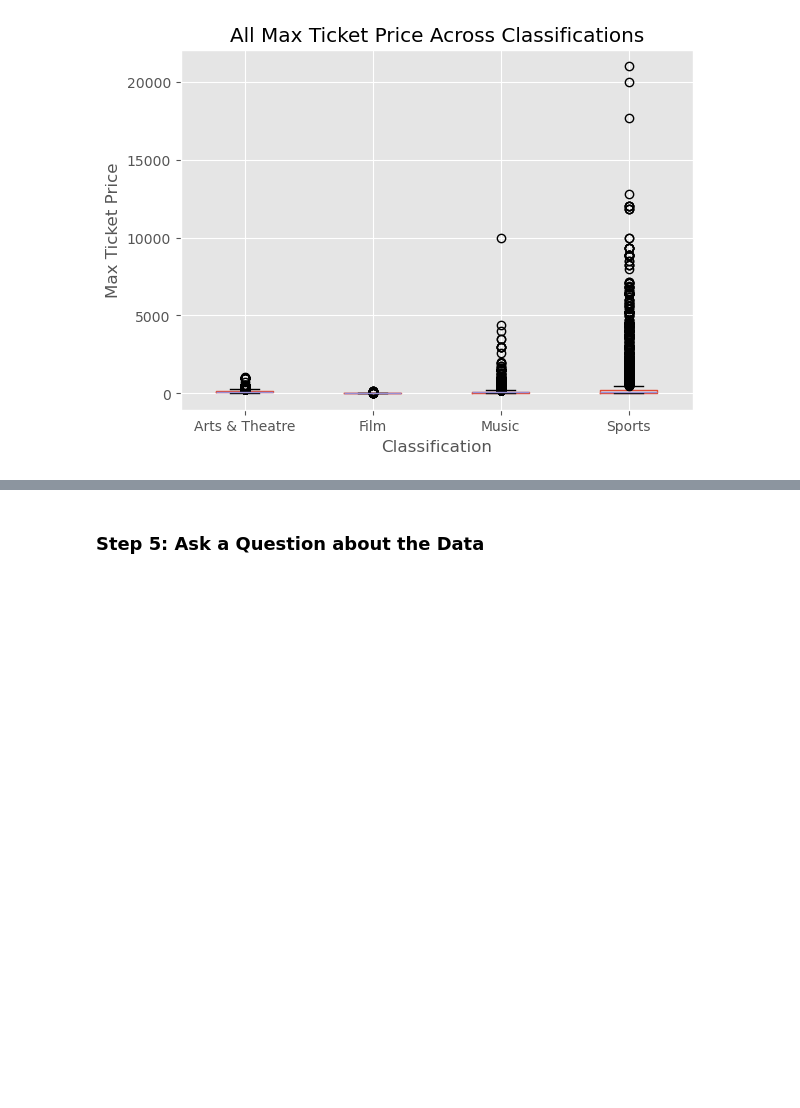
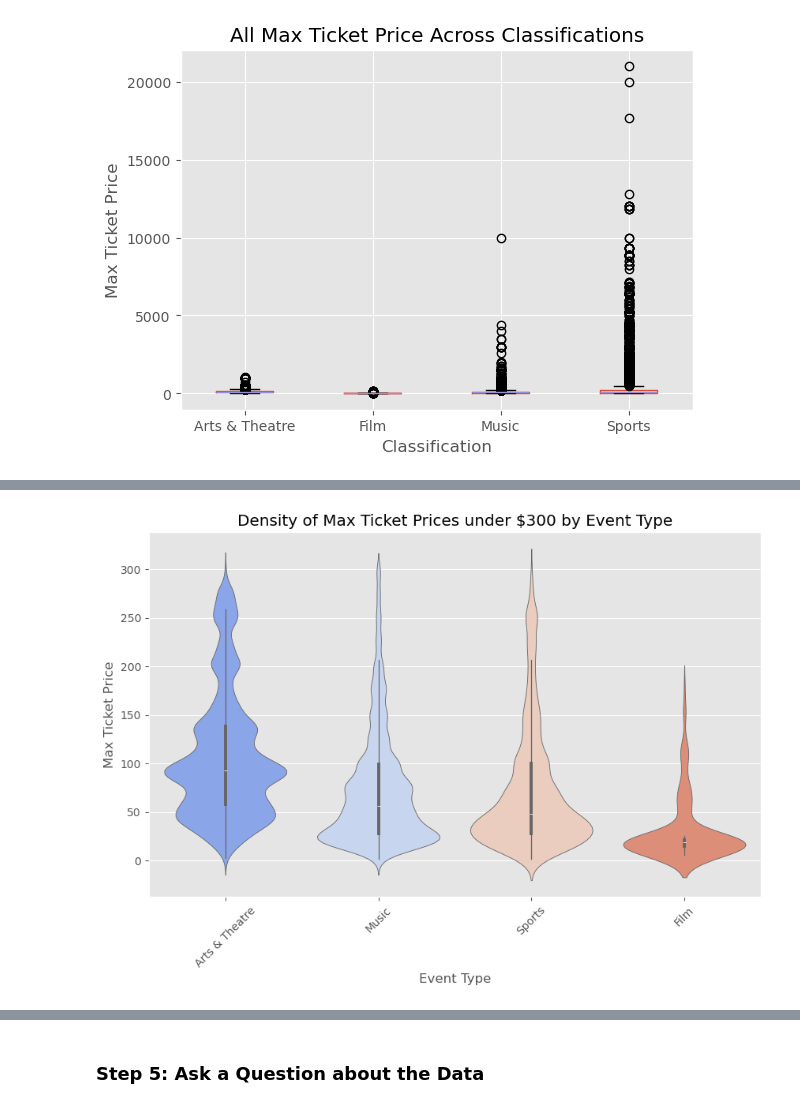
Before and after one commit to dq93/TicketMasterAPI, a Jupyter notebook: notebooks/Vanessa-eda.ipynb, the cells around one changed output, grey strips where cells are left out. Cells and saved outputs as stored; diff of their text form; code cells hidden in the pictures; blank space fills up the shorter version.

```diff
--- a/notebooks/Vanessa-eda.ipynb
+++ b/notebooks/Vanessa-eda.ipynb
@@ -228,3 +247,14 @@ plt.show()
+# %%
+# Violin Plot
+plt.figure(figsize=(10, 6))
+sns.violinplot(x='Classification', y='Max_Price', data=df[(df.Classification != 'Miscellaneous') & (df.Max_Price < 300)], palette='coolwarm')
+plt.title('Density of Max Ticket Prices under $300 by Event Type')
+plt.xlabel('Event Type')
+plt.ylabel('Max Ticket Price')
+plt.xticks(rotation=45)
+plt.show()
+# %% [output]
+[figure, added]
 # %%
 # calculate upper limit of each category to understand outliers for each one and visualize them separately
 
```
Also changed, not shown: parts of 10 cells of this notebook, 1 other file.
